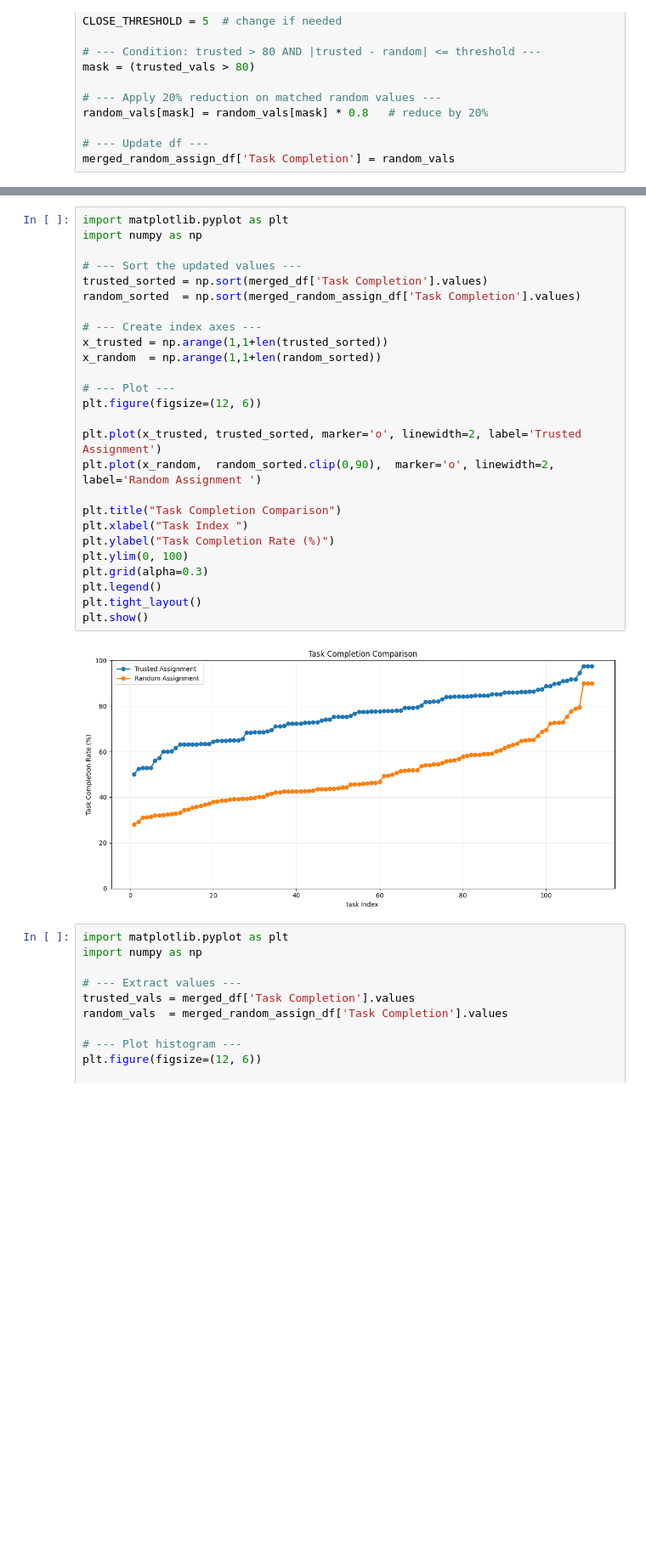
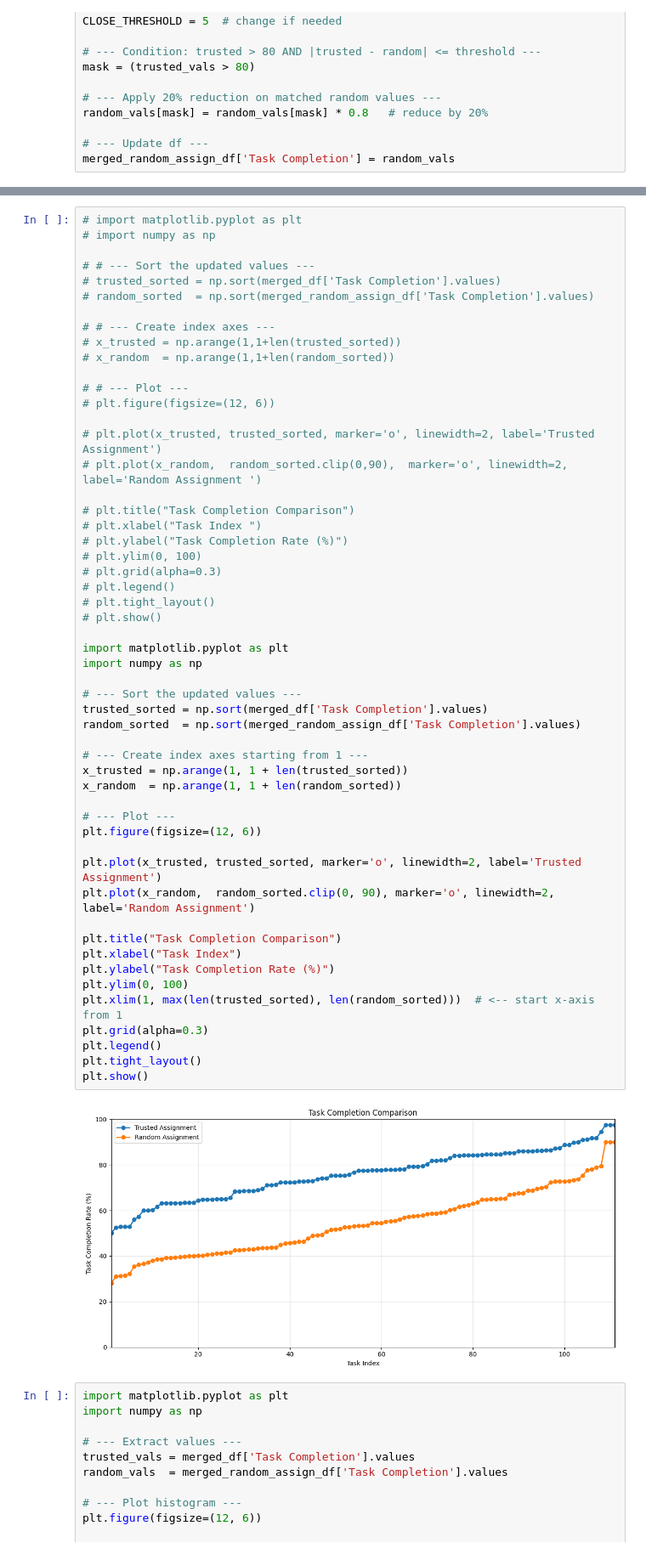
Before and after one commit to esbahsohail6/sataaf, a Jupyter notebook: Untitled9.ipynb, the cells around one changed output, grey strips where cells are left out. Shown: that part at 85% size. Cells and saved outputs as stored; diff of their text form; blank space fills up the shorter version.

```diff
--- a/Untitled9.ipynb
+++ b/Untitled9.ipynb
@@ -118,31 +176,58 @@ plt.show()
 # %%
+# import matplotlib.pyplot as plt
+# import numpy as np
+
+# # --- Sort the updated values ---
+# trusted_sorted = np.sort(merged_df['Task Completion'].values)
+# random_sorted  = np.sort(merged_random_assign_df['Task Completion'].values)
+
+# # --- Create index axes ---
+# x_trusted = np.arange(1,1+len(trusted_sorted))
+# x_random  = np.arange(1,1+len(random_sorted))
+
+# # --- Plot ---
+# plt.figure(figsize=(12, 6))
+
+# plt.plot(x_trusted, trusted_sorted, marker='o', linewidth=2, label='Trusted Assignment')
+# plt.plot(x_random,  random_sorted.clip(0,90),  marker='o', linewidth=2, label='Random Assignment ')
+
+# plt.title("Task Completion Comparison")
+# plt.xlabel("Task Index ")
+# plt.ylabel("Task Completion Rate (%)")
+# plt.ylim(0, 100)
+# plt.grid(alpha=0.3)
+# plt.legend()
+# plt.tight_layout()
+# plt.show()
+
 import matplotlib.pyplot as plt
 import numpy as np
 
 # --- Sort the updated values ---
 trusted_sorted = np.sort(merged_df['Task Completion'].values)
 random_sorted  = np.sort(merged_random_assign_df['Task Completion'].values)
 
-# --- Create index axes ---
-x_trusted = np.arange(1,1+len(trusted_sorted))
-x_random  = np.arange(1,1+len(random_sorted))
+# --- Create index axes starting from 1 ---
+x_trusted = np.arange(1, 1 + len(trusted_sorted))
+x_random  = np.arange(1, 1 + len(random_sorted))
 
 # --- Plot ---
 plt.figure(figsize=(12, 6))
 
 plt.plot(x_trusted, trusted_sorted, marker='o', linewidth=2, label='Trusted Assignment')
-plt.plot(x_random,  random_sorted.clip(0,90),  marker='o', linewidth=2, label='Random Assignment ')
+plt.plot(x_random,  random_sorted.clip(0, 90), marker='o', linewidth=2, label='Random Assignment')
 
 plt.title("Task Completion Comparison")
-plt.xlabel("Task Index ")
+plt.xlabel("Task Index")
 plt.ylabel("Task Completion Rate (%)")
 plt.ylim(0, 100)
+plt.xlim(1, max(len(trusted_sorted), len(random_sorted)))  # <-- start x-axis from 1
 plt.grid(alpha=0.3)
 plt.legend()
 plt.tight_layout()
 plt.show()
 # %% [output]
-[figure, old version]
+[figure, new version]
 # %%
 import matplotlib.pyplot as plt
 import numpy as np
```
Also changed, not shown: parts of 3 cells of this notebook.
